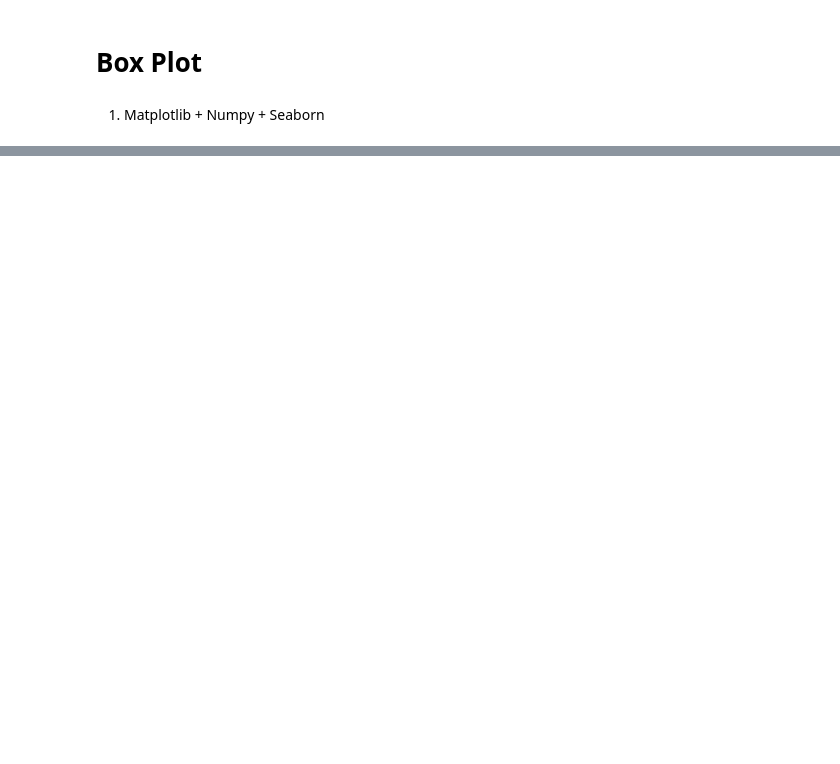
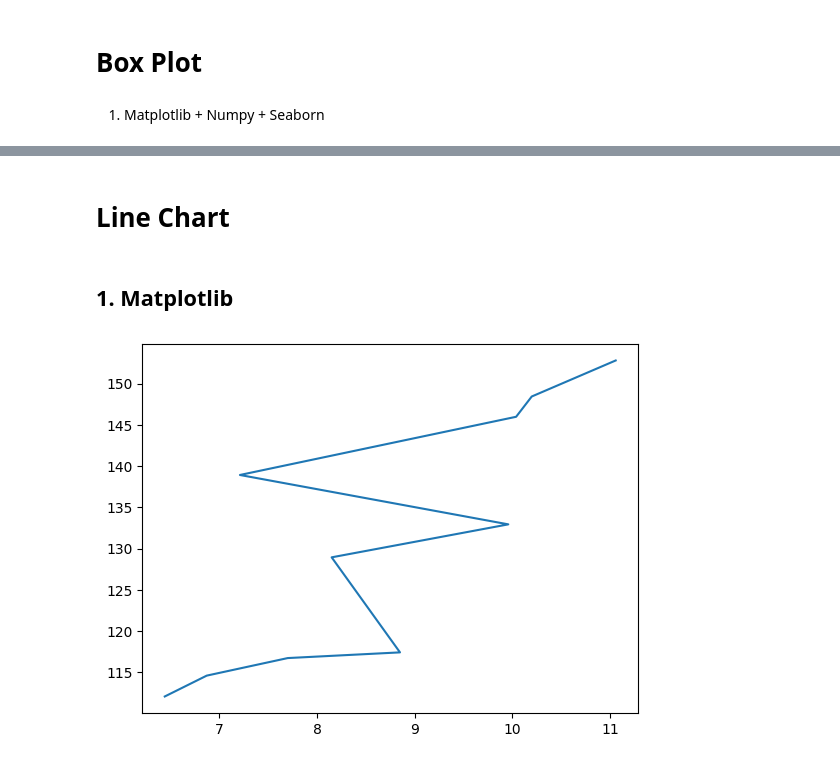
Before and after one commit to IrfanArsyananda/Analisis-Data-dengan-Python, a Jupyter notebook: Data Visualization/Contoh Chart.ipynb, the cells around one changed output, grey strips where cells are left out. Drawn from its saved outputs; the diff is of its cells as text; code cells hidden in the pictures; blank space fills up the shorter version.

```diff
--- a/Data Visualization/Contoh Chart.ipynb
+++ b/Data Visualization/Contoh Chart.ipynb
@@ -113,0 +144,15 @@ plt.show()
+# %% [markdown]
+# Line Chart
+# %% [markdown]
+## 1. Matplotlib
+# %%
+# Plot variabel diameter dengan massa lemon
+lemon_diameter = [6.44, 6.87, 7.7, 8.85, 8.15,
+                  9.96, 7.21, 10.04, 10.2, 11.06]
+lemon_weight = [112.05, 114.58, 116.71, 117.4, 128.93,
+                132.93, 138.92, 145.98, 148.44, 152.81]
+
+plt.plot(lemon_diameter, lemon_weight)
+plt.show()
+# %% [output]
+[figure, added]
```
Also changed, not shown: parts of 18 cells of this notebook.
